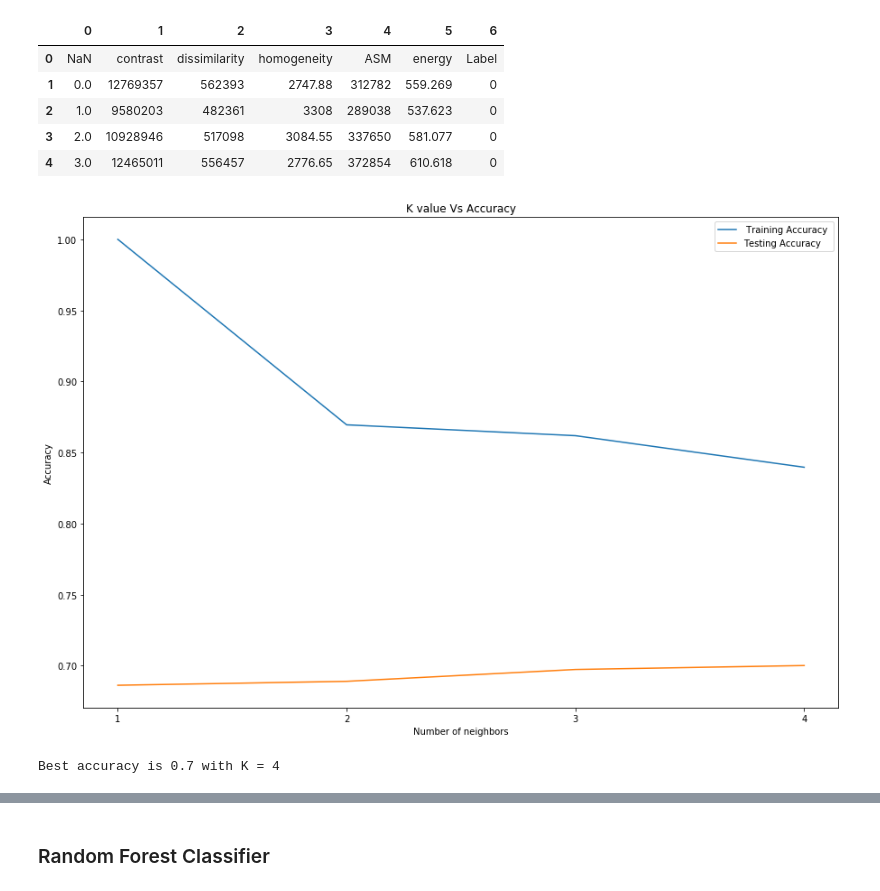
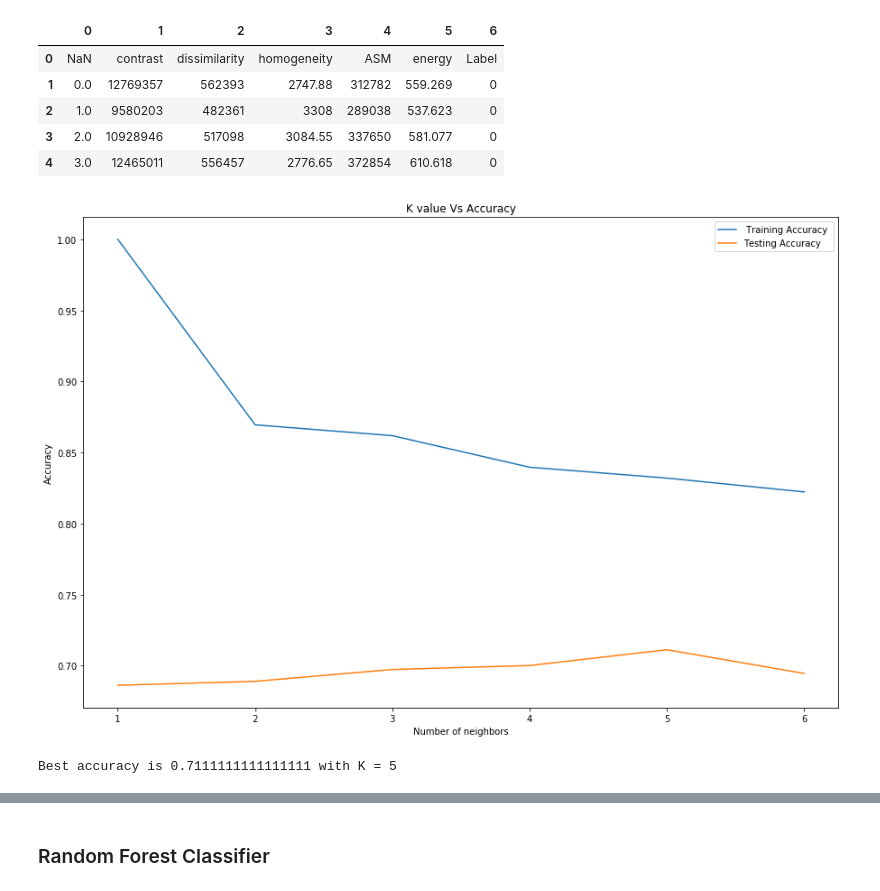
Before and after one commit to kterzioglu/SCS3253_TERM_PROJECT, a Jupyter notebook: Machine_Learning-Compare models.ipynb, the cells around one changed output, grey strips where cells are left out. Saved outputs shown, nothing was run; the diff lists cells and outputs as text; code cells hidden in the pictures.

```diff
--- a/Machine_Learning-Compare models.ipynb
+++ b/Machine_Learning-Compare models.ipynb
@@ -29,28 +31,34 @@ X = X[:,0:5]
 # %%
 X_train, X_test, y_train, y_test = train_test_split(X,Y,stratify= Y, test_size=0.2, random_state= 2, shuffle= True)
 y_train = y_train.astype('int')
 y_test = y_test.astype('int')
 train_accuracy = []
 test_accuracy = []
 
-for k in range(1,5):
-    knn = KNeighborsClassifier(n_neighbors=k)
+k_range = list(range(1, 7))
+
+knn = Pipeline(memory=None,
+               steps=[("knncls", KNeighborsClassifier(n_neighbors=k))])
+
+for k in k_range:
+    knn.set_params(knncls__n_neighbors=k)
+    #knn = KNeighborsClassifier(n_neighbors=k)
     knn.fit(X_train, y_train)
     train_accuracy.append(knn.score(X_train, y_train))
     test_accuracy.append(knn.score(X_test, y_test))
 
 plt.figure(figsize= [15,10])
-plt.plot(range(1,5), train_accuracy, label= " Training Accuracy ")
-plt.plot(range(1,5), test_accuracy, label= "Testing Accuracy")
+plt.plot(k_range, train_accuracy, label= " Training Accuracy ")
+plt.plot(k_range, test_accuracy, label= "Testing Accuracy")
 plt.legend()
 plt.xlabel("Number of neighbors")
 plt.ylabel("Accuracy")
 plt.title("K value Vs Accuracy")
-plt.xticks(range(1,5))
+plt.xticks(k_range)
 plt.show()
 
 print("Best accuracy is {} with K = {}".format(np.max(test_accuracy),1+test_accuracy.index(np.max(test_accuracy))))
 # %% [output]
-[figure, old version]
+[figure, new version]
-Best accuracy is 0.7 with K = 4
+Best accuracy is 0.7111111111111111 with K = 5
 # %%
```
Also changed, not shown: parts of 4 cells of this notebook.
